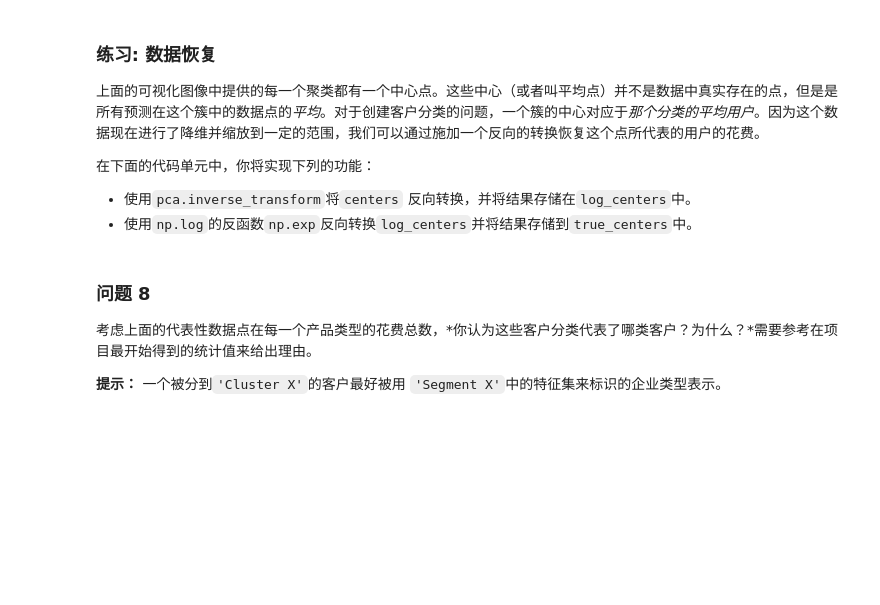
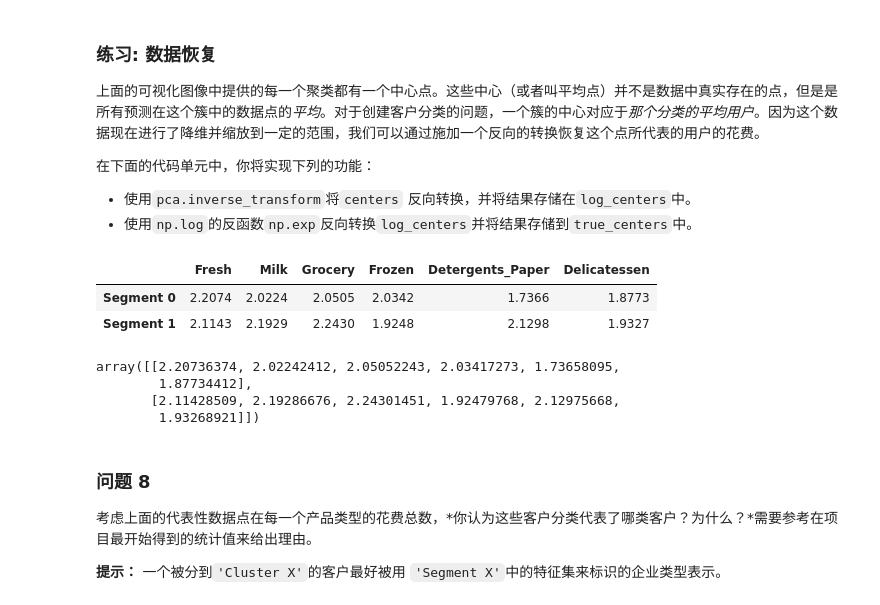
Before and after one commit to hankkuang/udacity_work, a Jupyter notebook: creating_customer_segments-master/creating_customer_segments-master/customer_segments.ipynb, the cells around one changed output. Cells and saved outputs as stored; diff of their text form; code cells hidden in the pictures; blank space fills up the shorter version.

```diff
--- a/creating_customer_segments-master/creating_customer_segments-master/customer_segments.ipynb
+++ b/creating_customer_segments-master/creating_customer_segments-master/customer_segments.ipynb
@@ -483,16 +479,27 @@ vs.cluster_results(reduced_data, preds, centers, pca_samples)
  - 使用`np.log`的反函数`np.exp`反向转换`log_centers`并将结果存储到`true_centers`中。
 # %%
 # TODO：反向转换中心点
-log_centers = None
+log_centers = pca.inverse_transform(centers)
 
 # TODO：对中心点做指数转换
-true_centers = None
+true_centers = np.log(log_centers)
 
 # 显示真实的中心点
 segments = ['Segment {}'.format(i) for i in range(0,len(centers))]
-true_centers = pd.DataFrame(np.round(true_centers), columns = data.keys())
+true_centers = pd.DataFrame(np.round(true_centers, 4), columns = data.keys())
 true_centers.index = segments
 display(true_centers)
+# %% [output]
+|  | Fresh | Milk | Grocery | Frozen | Detergents_Paper | Delicatessen |
+| Segment 0 | 2.2074 | 2.0224 | 2.0505 | 2.0342 | 1.7366 | 1.8773 |
+| Segment 1 | 2.1143 | 2.1929 | 2.2430 | 1.9248 | 2.1298 | 1.9327 |
+# %%
+np.log(log_centers)
+# %% [output]
+array([[2.20736374, 2.02242412, 2.05052243, 2.03417273, 1.73658095,
+        1.87734412],
+       [2.11428509, 2.19286676, 2.24301451, 1.92479768, 2.12975668,
+        1.93268921]])
 # %% [markdown]
 ### 问题 8
 考虑上面的代表性数据点在每一个产品类型的花费总数，*你认为这些客户分类代表了哪类客户？为什么？*需要参考在项目最开始得到的统计值来给出理由。
```
Also changed, not shown: parts of 19 cells of this notebook.
